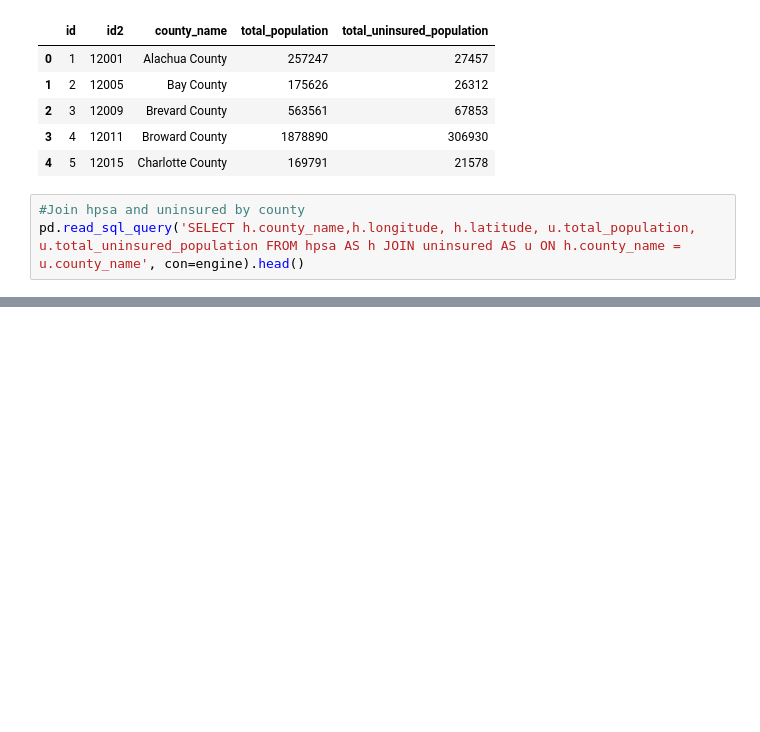
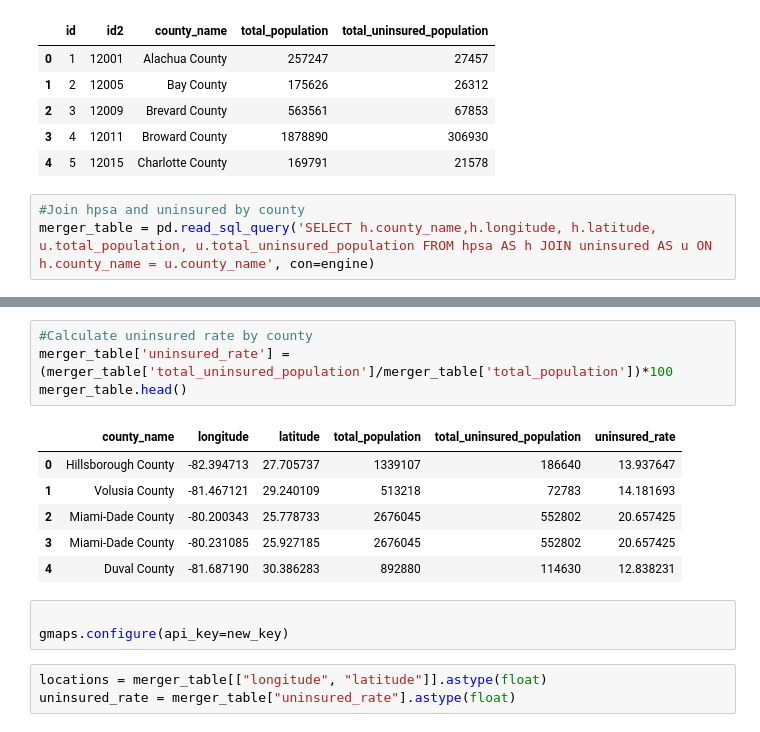
Before and after one commit to Gan001/Project-Two, a Jupyter notebook: ETL_project.ipynb, the cells around one changed output, grey strips where cells are left out. Cells and saved outputs as stored; diff of their text form; blank space fills up the shorter version.

```diff
--- a/ETL_project.ipynb
+++ b/ETL_project.ipynb
@@ -147,4 +150,4 @@ pd.read_sql_query('select * from uninsured', con=engine).head()
 | 4 | 5 | 12015 | Charlotte County | 169791 | 21578 |
 # %%
 #Join hpsa and uninsured by county
-pd.read_sql_query('SELECT h.county_name,h.longitude, h.latitude, u.total_population, u.total_uninsured_population FROM hpsa AS h JOIN uninsured AS u ON h.county_name = u.county_name', con=engine).head()
+merger_table = pd.read_sql_query('SELECT h.county_name,h.longitude, h.latitude, u.total_population, u.total_uninsured_population FROM hpsa AS h JOIN uninsured AS u ON h.county_name = u.county_name', con=engine)
@@ -157,0 +163,17 @@ pd.read_sql_query('SELECT h.county_name,h.longitude, h.latitude, u.total_populat
+# %%
+#Calculate uninsured rate by county
+merger_table['uninsured_rate'] = (merger_table['total_uninsured_population']/merger_table['total_population'])*100
+merger_table.head()
+# %% [output]
+|  | county_name | longitude | latitude | total_population | total_uninsured_population | uninsured_rate |
+| 0 | Hillsborough County | -82.394713 | 27.705737 | 1339107 | 186640 | 13.937647 |
+| 1 | Volusia County | -81.467121 | 29.240109 | 513218 | 72783 | 14.181693 |
+| 2 | Miami-Dade County | -80.200343 | 25.778733 | 2676045 | 552802 | 20.657425 |
+| 3 | Miami-Dade County | -80.231085 | 25.927185 | 2676045 | 552802 | 20.657425 |
+| 4 | Duval County | -81.687190 | 30.386283 | 892880 | 114630 | 12.838231 |
+# %%
+
+gmaps.configure(api_key=new_key)
+# %%
+locations = merger_table[["longitude", "latitude"]].astype(float)
+uninsured_rate = merger_table["uninsured_rate"].astype(float)
```
Also changed, not shown: parts of 4 cells of this notebook.
